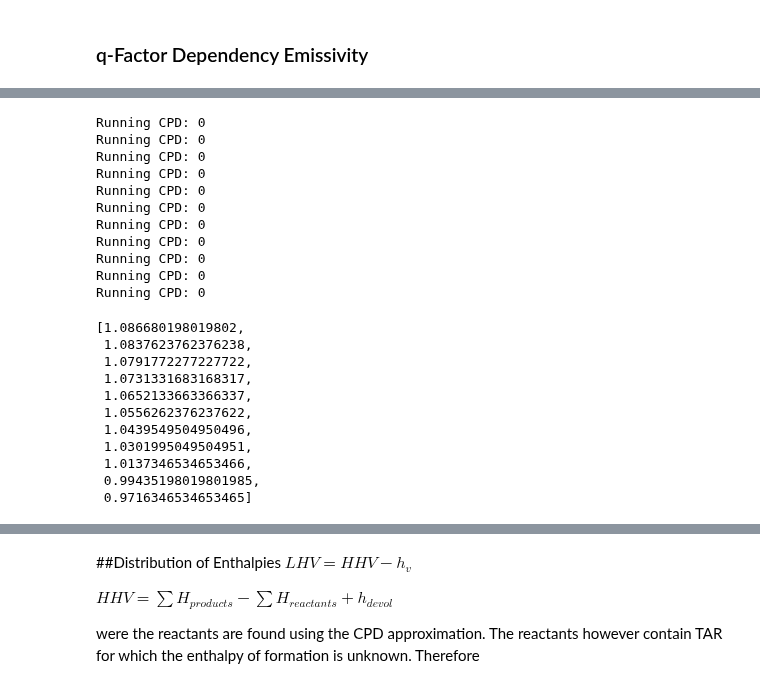
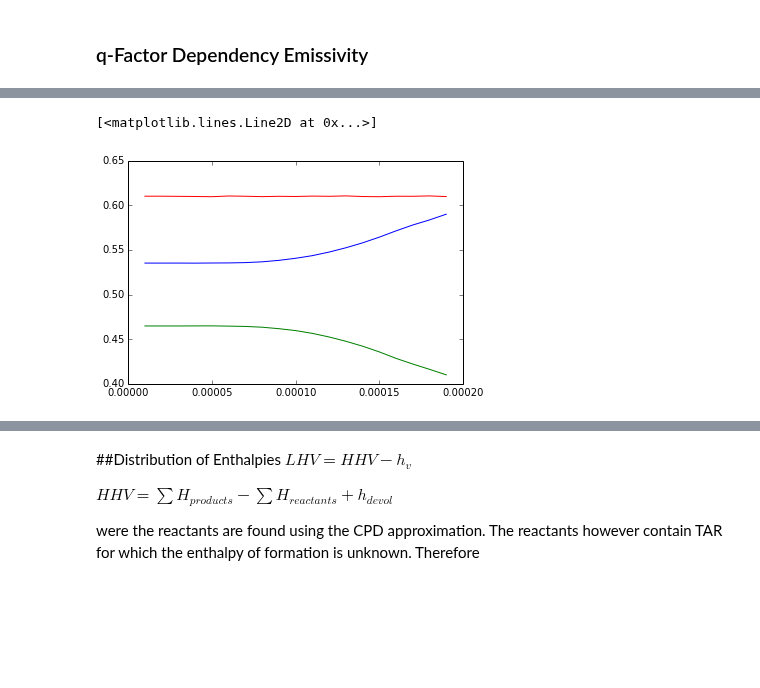
Before and after one commit to ostein/notebooks, a Jupyter notebook: pkp/BlackThunder.ipynb, the cells around one changed output, grey strips where cells are left out. Saved outputs shown, nothing was run; the diff lists cells and outputs as text; code cells hidden in the pictures; blank space fills up the shorter version.

```diff
--- a/pkp/BlackThunder.ipynb
+++ b/pkp/BlackThunder.ipynb
@@ -381,39 +390,29 @@ Running CPD: 0
+# %%
+ds = [_*1e-5 for _ in range(1,20)]
 # %%
 props = props_orig
 res = []
 q = []
 props['epsilon'] = 0
-for d in [50e-6, 60e-6, 70e-6, 80e-6, 90e-6, 100e-6, 110e-6, 120e-6, 130e-6, 140e-6, 150e-6]:
+tarratio = []
+gasratio = []
+innertratio = []
+#ds = [20e-6, 30e-6, 40e-6, 50e-6, 60e-6, 70e-6, 80e-6, 90e-6, 100e-6, 110e-6, 120e-6, 130e-6, 140e-6, 150e-6]
+for d in ds:
     props['diam'] = d
     Times, Temps = computeParticleTemperature(props, time, T_start=300, dt=1e-4)
     input_dict['OperatingConditions'] = {'run0': zip(Times, Temps)[0:-80:38], 'pressure': 1.0, 'runs': 1}
     cpd = pkp.generate(json_string=input_dict)
     res.append(cpd)
     q.append(cpd['run0'][1].qFactor)
+    tarratio.append(cpd['run0'][1]['ftar'][-1]/cpd['run0'][1]['ftot'][-1])
+    gasratio.append(cpd['run0'][1]['fgas'][-1]/cpd['run0'][1]['ftot'][-1])
+    innertratio.append((cpd['run0'][1]['fh20'][-1] + cpd['run0'][1]['fco2'][-1])/cpd['run0'][1]['fgas'][-1])
-# %% [output]
-Running CPD: 0
-Running CPD: 0
-Running CPD: 0
-Running CPD: 0
-Running CPD: 0
-Running CPD: 0
-Running CPD: 0
-Running CPD: 0
-Running CPD: 0
-Running CPD: 0
-Running CPD: 0
-# %%
-q
-# %% [output]
-[1.086680198019802,
- 1.0837623762376238,
- 1.0791772277227722,
- 1.0731331683168317,
- 1.0652133663366337,
- 1.0556262376237622,
- 1.0439549504950496,
- 1.0301995049504951,
- 1.0137346534653466,
- 0.99435198019801985,
- 0.9716346534653465]
+# %%
+plt.plot(ds, tarratio)
+plt.plot(ds, gasratio)
+plt.plot(ds, innertratio)
+# %% [output]
+[<matplotlib.lines.Line2D at 0x...>]
+[figure, added]
 # %%
```
Also changed, not shown: parts of 19 cells of this notebook.
